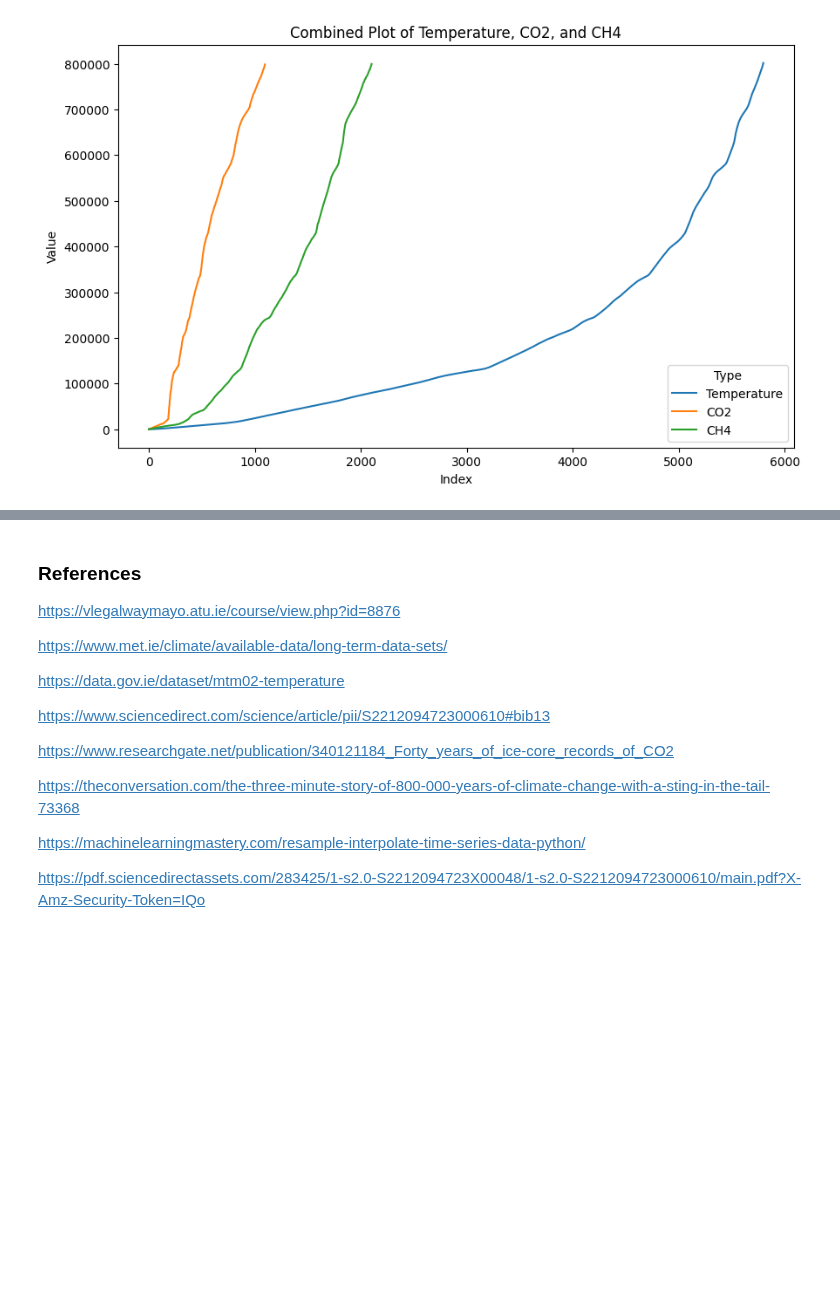
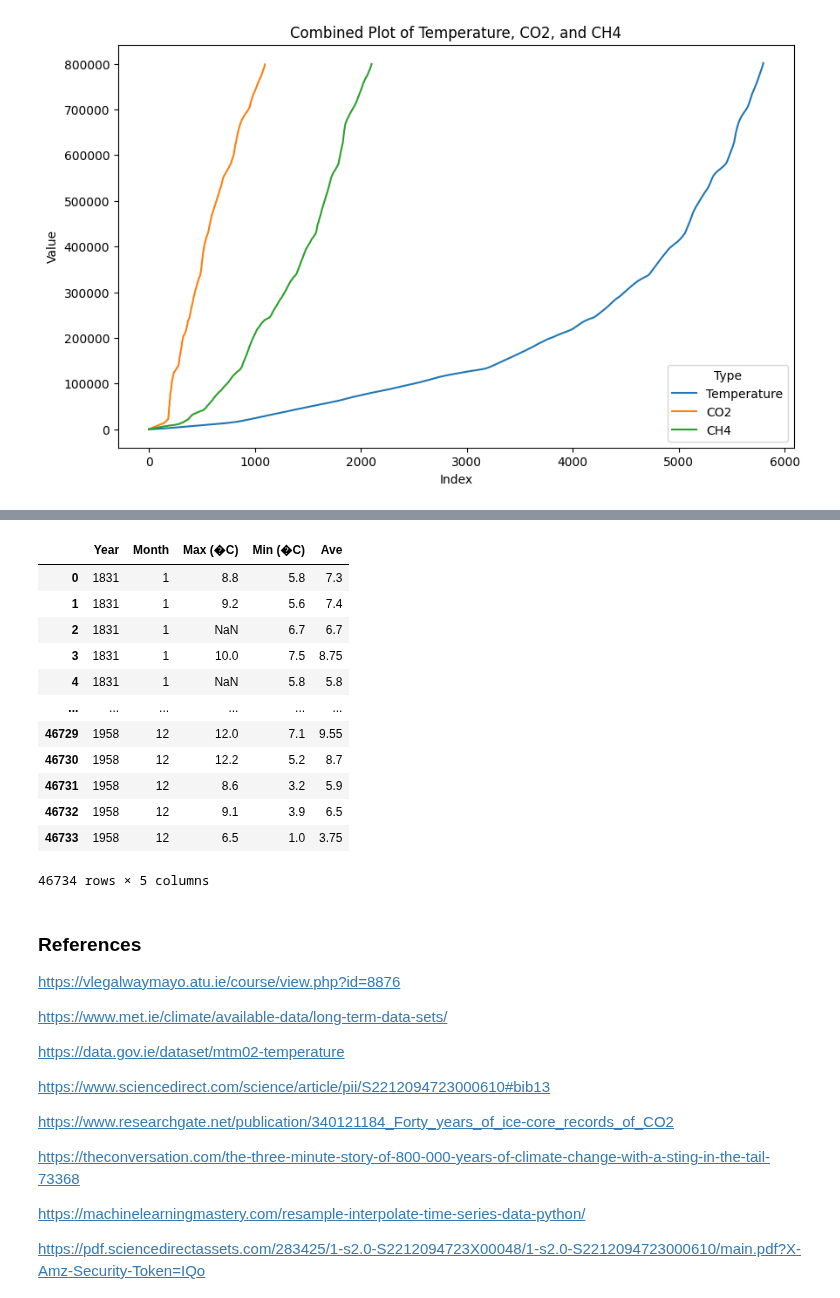
Before and after one commit to Tanjasta/PFDA_Assignment2, a Jupyter notebook: PFDA_Assignment2.ipynb, the cells around one changed output, grey strips where cells are left out. Saved outputs shown, nothing was run; the diff lists cells and outputs as text; code cells hidden in the pictures; blank space fills up the shorter version.

```diff
--- a/PFDA_Assignment2.ipynb
+++ b/PFDA_Assignment2.ipynb
@@ -699,3 +744,25 @@ df
+# %%
+import matplotlib.pyplot as plt
+import seaborn as sns
+import numpy as np
+import pandas as pd
+
+df = pd.read_csv("Phoenix-Park-Dublin_1831-1958 Temperature, Average Added.csv")
+df
+# %% [output]
+|  | Year | Month | Max (�C) | Min (�C) | Ave |
+| 0 | 1831 | 1 | 8.8 | 5.8 | 7.3 |
+| 1 | 1831 | 1 | 9.2 | 5.6 | 7.4 |
+| 2 | 1831 | 1 | NaN | 6.7 | 6.7 |
+| 3 | 1831 | 1 | 10.0 | 7.5 | 8.75 |
+| 4 | 1831 | 1 | NaN | 5.8 | 5.8 |
+| ... | ... | ... | ... | ... | ... |
+| 46729 | 1958 | 12 | 12.0 | 7.1 | 9.55 |
+| 46730 | 1958 | 12 | 12.2 | 5.2 | 8.7 |
+| 46731 | 1958 | 12 | 8.6 | 3.2 | 5.9 |
+| 46732 | 1958 | 12 | 9.1 | 3.9 | 6.5 |
+| 46733 | 1958 | 12 | 6.5 | 1.0 | 3.75 |
+46734 rows × 5 columns
 # %% [markdown]
 ### References
 
```
Also changed, not shown: parts of 8 cells of this notebook, 10 other files.
